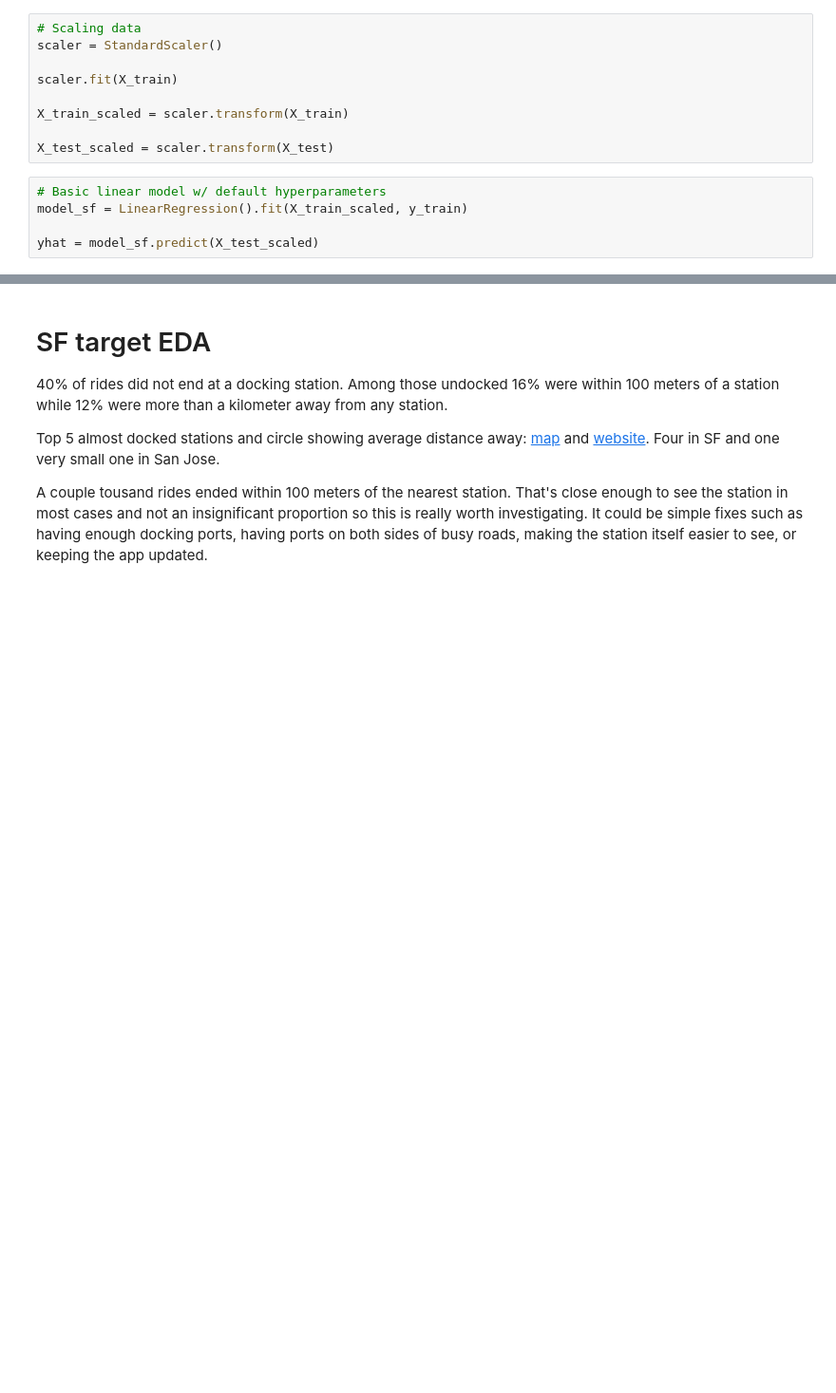
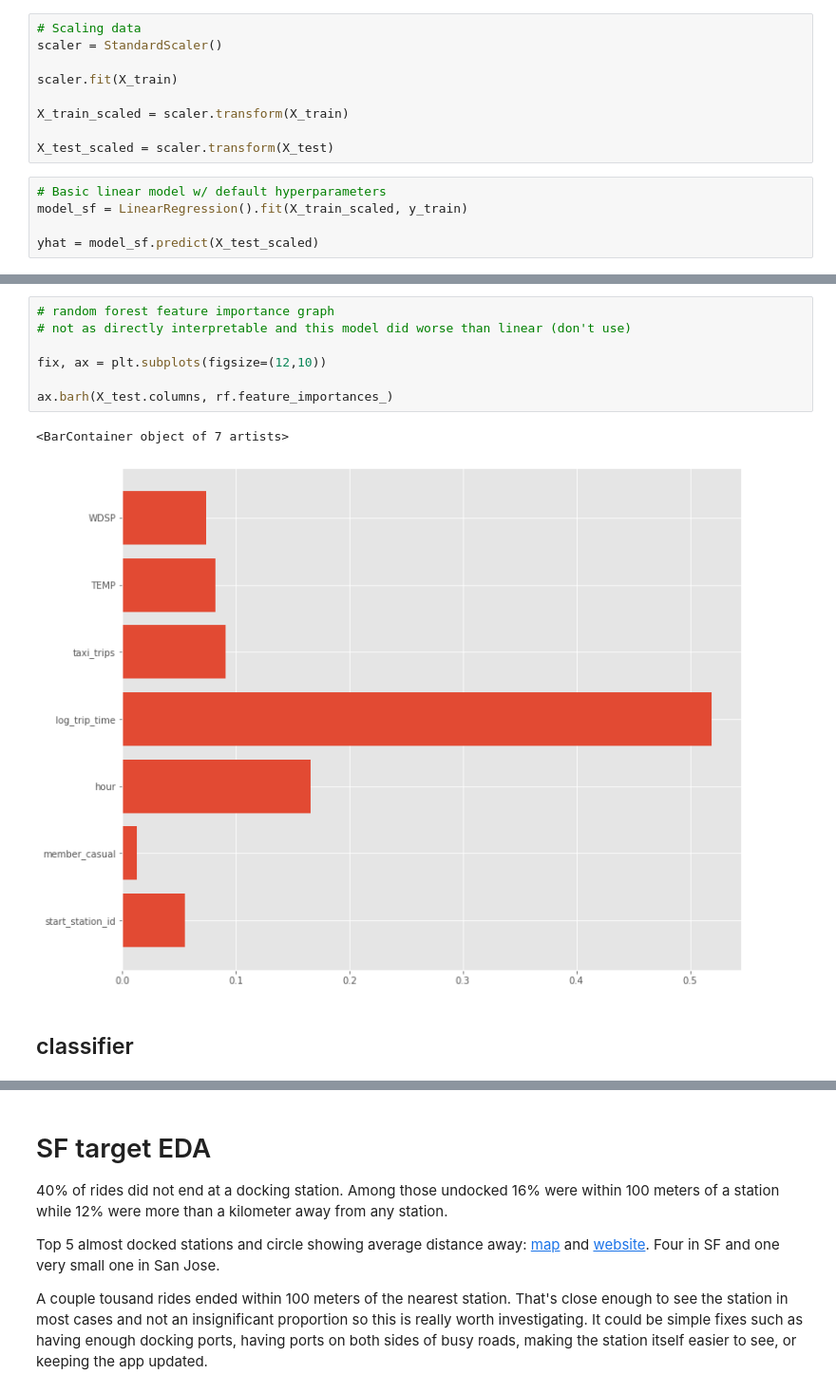
Before and after one commit to nick-kopy/Modeling-Electric-Rental-Bike-Lock-Ups, a Jupyter notebook: cap2.ipynb, the cells around one changed output, grey strips where cells are left out. Shown at 95% size. Drawn from its saved outputs; the diff is of its cells as text; blank space fills up the shorter version.

```diff
--- a/cap2.ipynb
+++ b/cap2.ipynb
@@ -615,0 +636,12 @@ mean_squared_error(y_test, yhat)**0.5
+# %%
+# random forest feature importance graph
+# not as directly interpretable and this model did worse than linear (don't use)
+
+fix, ax = plt.subplots(figsize=(12,10))
+
+ax.barh(X_test.columns, rf.feature_importances_)
+# %% [output]
+<BarContainer object of 7 artists>
+[figure, added]
+# %% [markdown]
+## classifier
```
Also changed, not shown: parts of 63 cells of this notebook.
